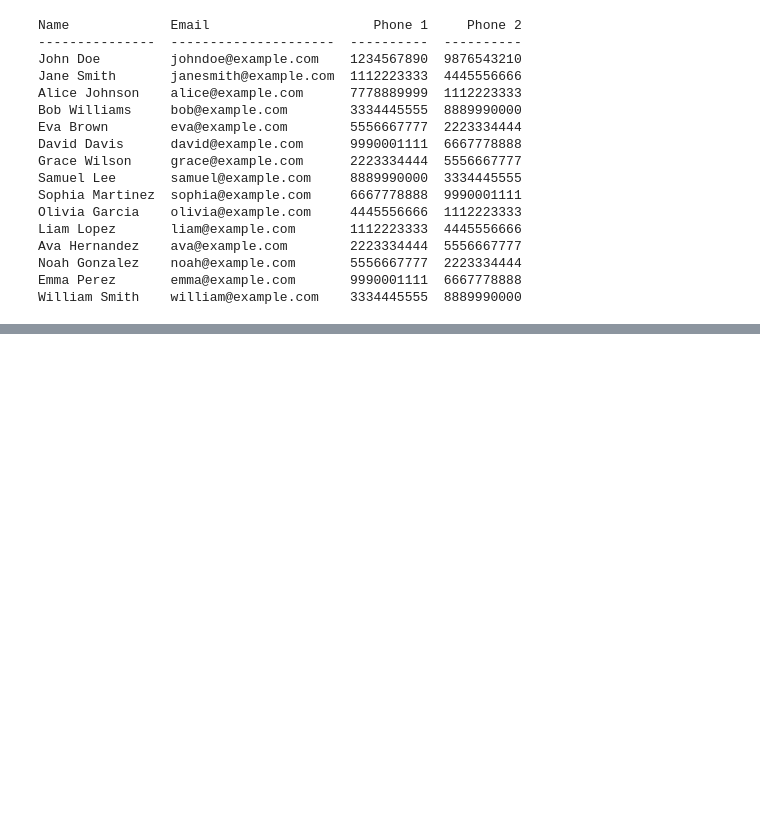
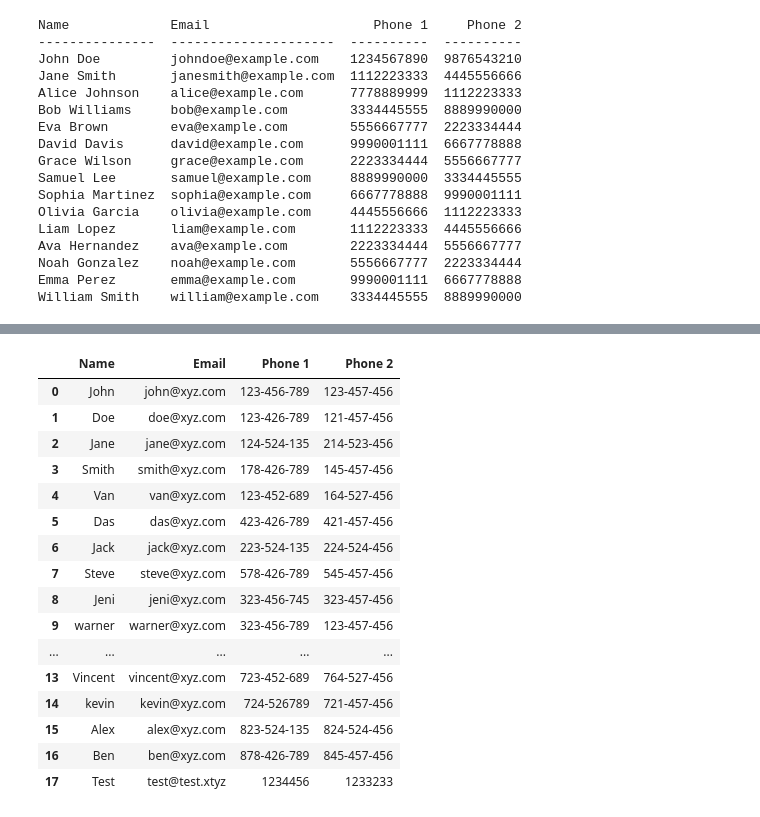
Before and after one commit to Vengatesan-K/Python-Assessment, a Jupyter notebook: vEngaGe.ipynb, the cells around one changed output, grey strips where cells are left out. Cells and saved outputs as stored; diff of their text form; code cells hidden in the pictures; blank space fills up the shorter version.

```diff
--- a/vEngaGe.ipynb
+++ b/vEngaGe.ipynb
@@ -361,0 +366,43 @@ William Smith    william@example.com    3334445555  8889990000
+# %%
+class Query:
+    def execute_select_query_head(self, data):
+        return data.head(10)
+
+    def execute_select_query(self, data):
+        try:
+            # Applying filter condition where name equals 'Doe'
+            filtered_data = data[data['Name'] == 'Doe']
+            return filtered_data
+        except Exception as e:
+            print(f"Error executing SELECT query: {e}")
+            return None
+
+    # Function to execute INSERT query
+    def insert_row(self, data):
+        new_row_data = {
+            "Name": 'Test',
+            "Email": 'test@test.xtyz',
+            "Phone 1": '1234456',
+            "Phone 2": '1233233'
+        }
+        # Append the new row to the DataFrame
+        new_row_df = pd.DataFrame(new_row_data, index=[0])
+        data = pd.concat([data, new_row_df], ignore_index=True)
+        return data
+
+    # Function to execute DELETE query
+    def delete_rows_by_name(self, data):
+        data = data[data['Name'] != 'John']
+        return data
+# %%
+import pandas as pd
+def read_csv(file):
+        try:
+            return pd.read_csv(file)
+        except pd.errors.EmptyDataError:
+            print("The uploaded CSV file is empty or doesn't contain any readable data.")
+            return None
+# %%
+query_reader = Query()
+file = 'phone_book.csv'
+data = read_csv(file)
@@ -361,0 +429,20 @@ William Smith    william@example.com    3334445555  8889990000
+# %%
+query_reader.insert_row(data)
+# %% [output]
+|  | Name | Email | Phone 1 | Phone 2 |
+| 0 | John | john@xyz.com | 123-456-789 | 123-457-456 |
+| 1 | Doe | doe@xyz.com | 123-426-789 | 121-457-456 |
+| 2 | Jane | jane@xyz.com | 124-524-135 | 214-523-456 |
+| 3 | Smith | smith@xyz.com | 178-426-789 | 145-457-456 |
+| 4 | Van | van@xyz.com | 123-452-689 | 164-527-456 |
+| 5 | Das | das@xyz.com | 423-426-789 | 421-457-456 |
+| 6 | Jack | jack@xyz.com | 223-524-135 | 224-524-456 |
+| 7 | Steve | steve@xyz.com | 578-426-789 | 545-457-456 |
+| 8 | Jeni | jeni@xyz.com | 323-456-745 | 323-457-456 |
+| 9 | warner | warner@xyz.com | 323-456-789 | 123-457-456 |
+| ... | ... | ... | ... | ... |
+| 13 | Vincent | vincent@xyz.com | 723-452-689 | 764-527-456 |
+| 14 | kevin | kevin@xyz.com | 724-526789 | 721-457-456 |
+| 15 | Alex | alex@xyz.com | 823-524-135 | 824-524-456 |
+| 16 | Ben | ben@xyz.com | 878-426-789 | 845-457-456 |
+| 17 | Test | test@test.xtyz | 1234456 | 1233233 |
```
Also changed, not shown: parts of 13 cells of this notebook.
